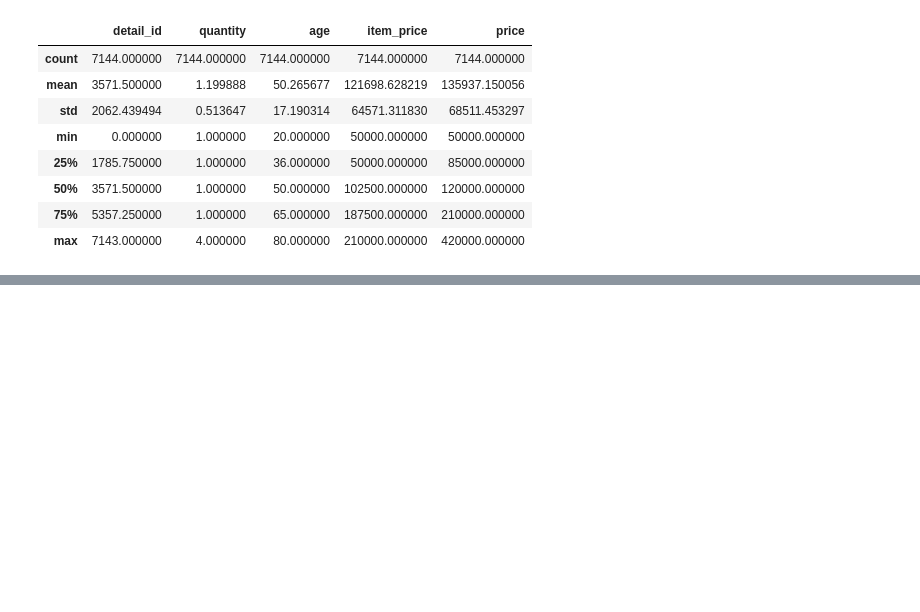
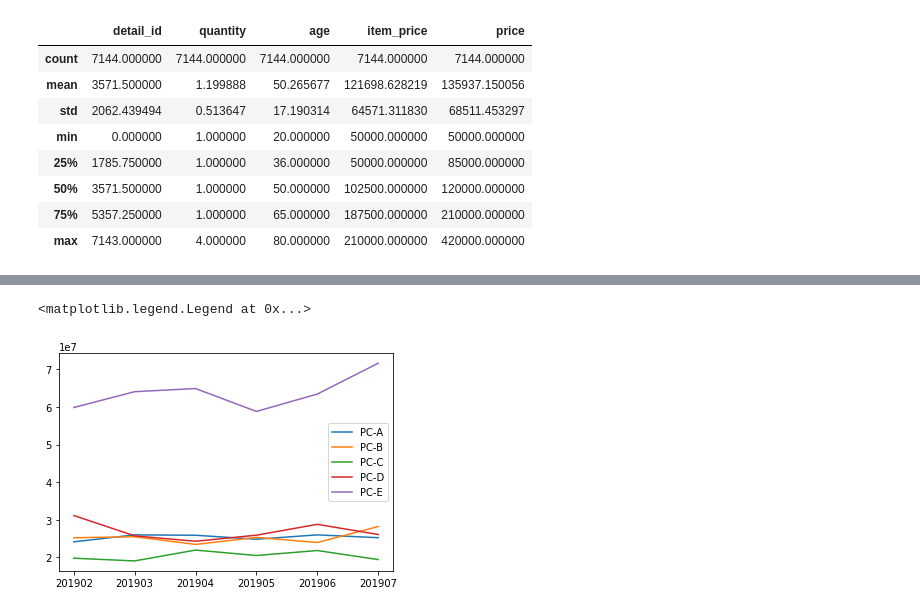
Before and after one commit to wonjae124/python, a Jupyter notebook: 파이썬_데이터분석_실무테크닉_1장.ipynb, the cells around one changed output, grey strips where cells are left out. Drawn from its saved outputs; the diff is of its cells as text; code cells hidden in the pictures; blank space fills up the shorter version.

```diff
--- a/파이썬_데이터분석_실무테크닉_1장.ipynb
+++ b/파이썬_데이터분석_실무테크닉_1장.ipynb
@@ -176,0 +222,3 @@ join_data.describe()
+# %%
+#오브젝트형 데이터 타입인 payment_date를 가공하겠다.
+join_data["payment_date"] = pd.to_datetime(join_data["payment_date"]) #연월일->일(datetime)
@@ -176,0 +263,3 @@ join_data.describe()
+# %%
+join_data["payment_month"] = join_data["payment_date"].dt.strftime("%Y%m") #데이트타임 형식의의 연월일 -> 판다스의 데이트 타임의 dt함수로 연월로 변경 함
+join_data[["payment_date","payment_month"]].head()
@@ -176,0 +329,4 @@ join_data.describe()
+# %%
+#행을 지불월, 열을 품목명으로 구성하고 내부 자료는 가격과 총합을 구함.
+graph_data = pd.pivot_table(join_data, index='payment_month', columns ='item_name', values = 'price', aggfunc='sum')
+graph_data.head()
@@ -176,0 +341,16 @@ join_data.describe()
+# %%
+import matplotlib.pyplot as plt
+%matplotlib inline
+#노트북을 실행한 브라우저에 바로 볼 수 있게 만든다.
+#아래 그래프는 2019.02 ~2019.07 동안 매월 품목별 매출을 표기하도록 함.
+#plt그래프는 가로축,세로축 순서로 지정한다. graph_data.index로 payment_moth 지정하고 graph_data["PC-A"]로 매출액(price)를 표시함.
+#보라색 그래프인 PC-E가 매출을 견인하는 기준이 된다!!!!!!!!!!!!
+plt.plot(list(graph_data.index), graph_data["PC-A"], label = 'PC-A')
+plt.plot(list(graph_data.index), graph_data["PC-B"], label = 'PC-B')
+plt.plot(list(graph_data.index), graph_data["PC-C"], label = 'PC-C')
+plt.plot(list(graph_data.index), graph_data["PC-D"], label = 'PC-D')
+plt.plot(list(graph_data.index), graph_data["PC-E"], label = 'PC-E')
+plt.legend() #범례 표기
+# %% [output]
+<matplotlib.legend.Legend at 0x...>
+[figure, added]
```
Also changed, not shown: parts of 15 cells of this notebook.
